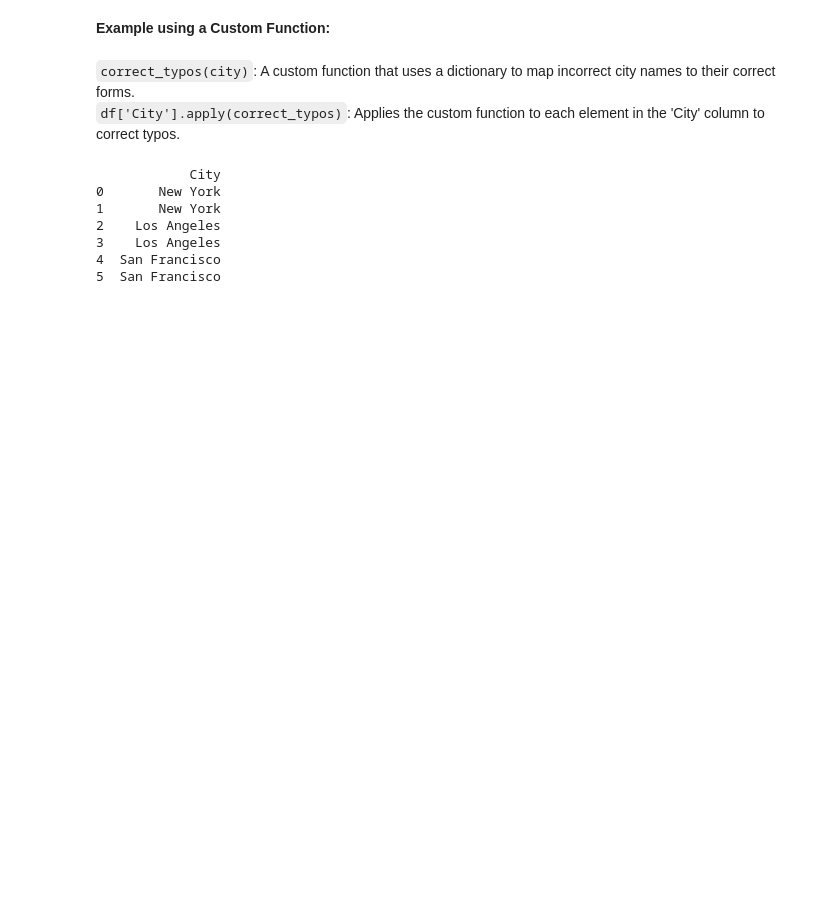
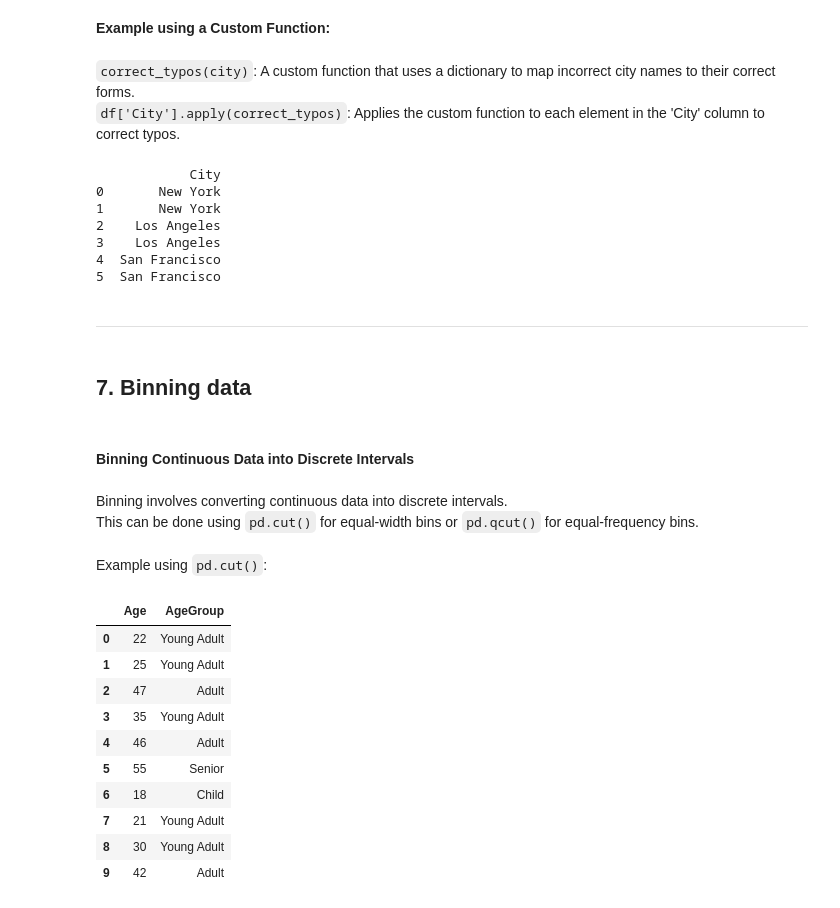
Before and after one commit to RobbertChampagne/Data, a Jupyter notebook: pandas/Data-cleaning.ipynb, the cells around one changed output. Drawn from its saved outputs; the diff is of its cells as text; code cells hidden in the pictures; blank space fills up the shorter version.

```diff
--- a/pandas/Data-cleaning.ipynb
+++ b/pandas/Data-cleaning.ipynb
@@ -814,3 +822,38 @@ print(df)
 3    Los Angeles
 4  San Francisco
 5  San Francisco
+# %% [markdown]
+---
+# %% [markdown]
+## 7. Binning data
+# %% [markdown]
+#### Binning Continuous Data into Discrete Intervals
+# %% [markdown]
+Binning involves converting continuous data into discrete intervals.<br>
+This can be done using `pd.cut()` for equal-width bins or `pd.qcut()` for equal-frequency bins.
+# %% [markdown]
+Example using `pd.cut()`:
+# %%
+# Create a sample DataFrame
+df = pd.DataFrame({"Age": [22, 25, 47, 35, 46, 55, 18, 21, 30, 42]})
+
+# Bin ages into discrete intervals
+df["AgeGroup"] = pd.cut(
+    df["Age"],
+    bins=[0, 18, 35, 50, 100],
+    labels=["Child", "Young Adult", "Adult", "Senior"],
+)
+
+df
+# %% [output]
+|  | Age | AgeGroup |
+| 0 | 22 | Young Adult |
+| 1 | 25 | Young Adult |
+| 2 | 47 | Adult |
+| 3 | 35 | Young Adult |
+| 4 | 46 | Adult |
+| 5 | 55 | Senior |
+| 6 | 18 | Child |
+| 7 | 21 | Young Adult |
+| 8 | 30 | Young Adult |
+| 9 | 42 | Adult |
```
Also changed, not shown: parts of 28 cells of this notebook, 1 other file.
